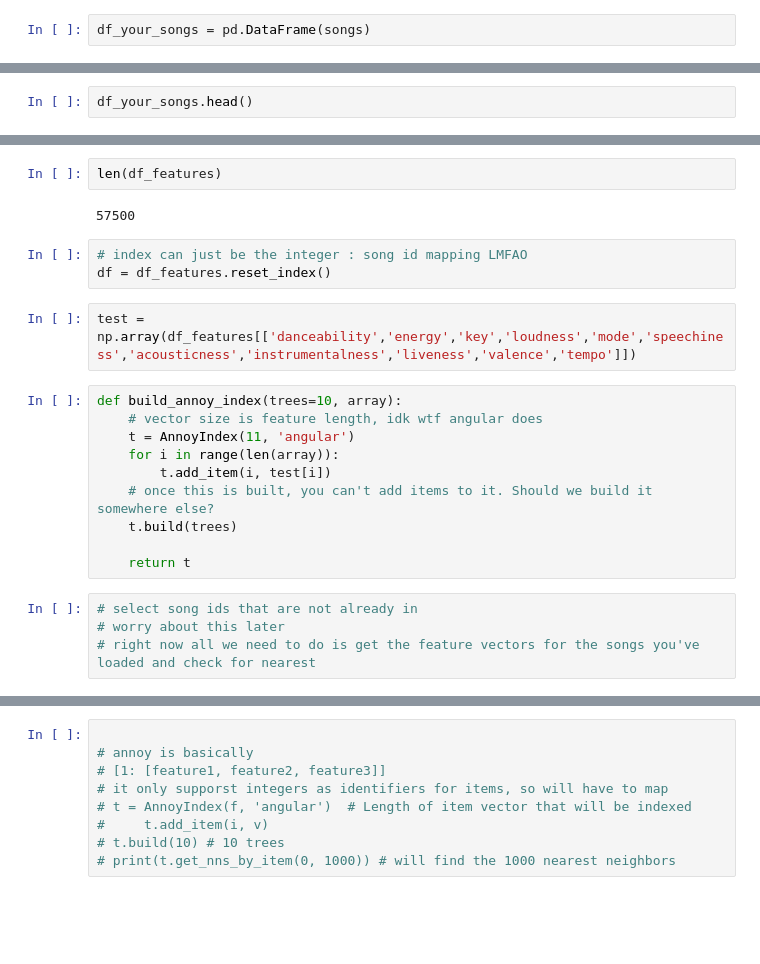
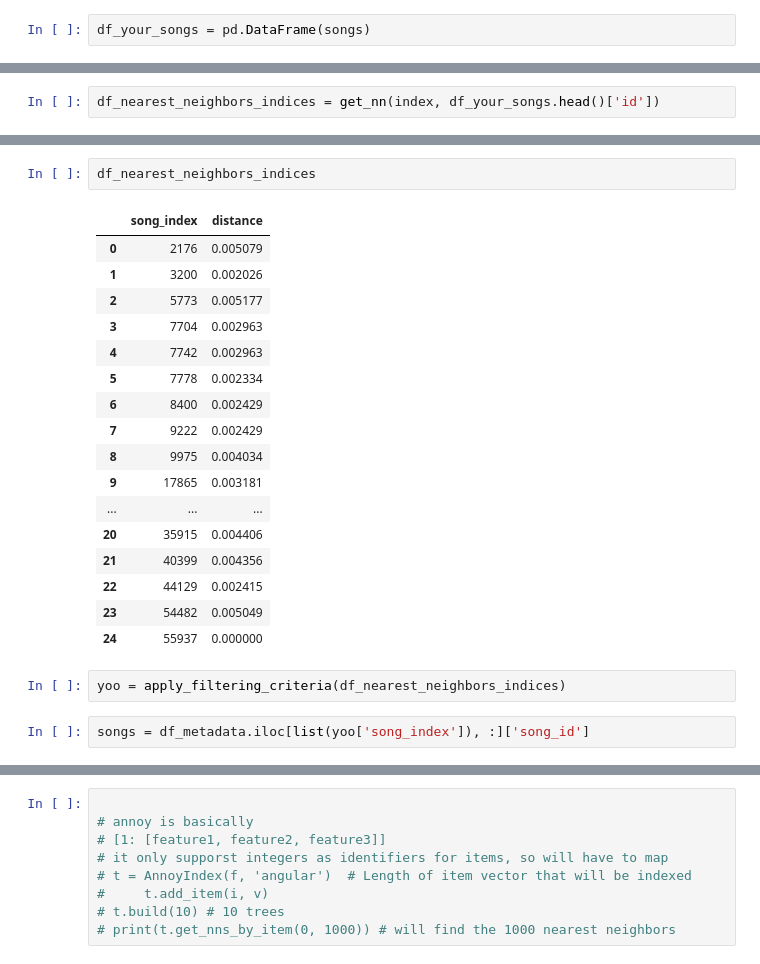
Before and after one commit to Chryzanthemum/DIY-Spotify-Discover-Weekly, a Jupyter notebook: Spotify Beepboop.ipynb, the cells around one changed output, grey strips where cells are left out. Drawn from its saved outputs; the diff is of its cells as text; blank space fills up the shorter version.

```diff
--- a/Spotify Beepboop.ipynb
+++ b/Spotify Beepboop.ipynb
@@ -171,2 +241,2 @@ df_your_songs = pd.DataFrame(songs)
 # %%
-df_your_songs.head()
+df_nearest_neighbors_indices = get_nn(index, df_your_songs.head()['id'])
@@ -180,23 +243,24 @@ df_your_songs.head()
-# %%
-len(df_features)
-# %% [output]
-57500
-# %%
-# index can just be the integer : song id mapping LMFAO
-df = df_features.reset_index()
-# %%
-test = np.array(df_features[['danceability','energy','key','loudness','mode','speechiness','acousticness','instrumentalness','liveness','valence','tempo']])
-# %%
-def build_annoy_index(trees=10, array):
-    # vector size is feature length, idk wtf angular does
-    t = AnnoyIndex(11, 'angular')
-    for i in range(len(array)):
-        t.add_item(i, test[i])
-    # once this is built, you can't add items to it. Should we build it somewhere else?
-    t.build(trees)
-
-    return t
-# %%
-# select song ids that are not already in
-# worry about this later
-# right now all we need to do is get the feature vectors for the songs you've loaded and check for nearest
+# %%
+df_nearest_neighbors_indices
+# %% [output]
+|  | song_index | distance |
+| 0 | 2176 | 0.005079 |
+| 1 | 3200 | 0.002026 |
+| 2 | 5773 | 0.005177 |
+| 3 | 7704 | 0.002963 |
+| 4 | 7742 | 0.002963 |
+| 5 | 7778 | 0.002334 |
+| 6 | 8400 | 0.002429 |
+| 7 | 9222 | 0.002429 |
+| 8 | 9975 | 0.004034 |
+| 9 | 17865 | 0.003181 |
+| ... | ... | ... |
+| 20 | 35915 | 0.004406 |
+| 21 | 40399 | 0.004356 |
+| 22 | 44129 | 0.002415 |
+| 23 | 54482 | 0.005049 |
+| 24 | 55937 | 0.000000 |
+# %%
+yoo = apply_filtering_criteria(df_nearest_neighbors_indices)
+# %%
+songs = df_metadata.iloc[list(yoo['song_index']), :]['song_id']
```
Also changed, not shown: parts of 32 cells of this notebook, 9 other files.
